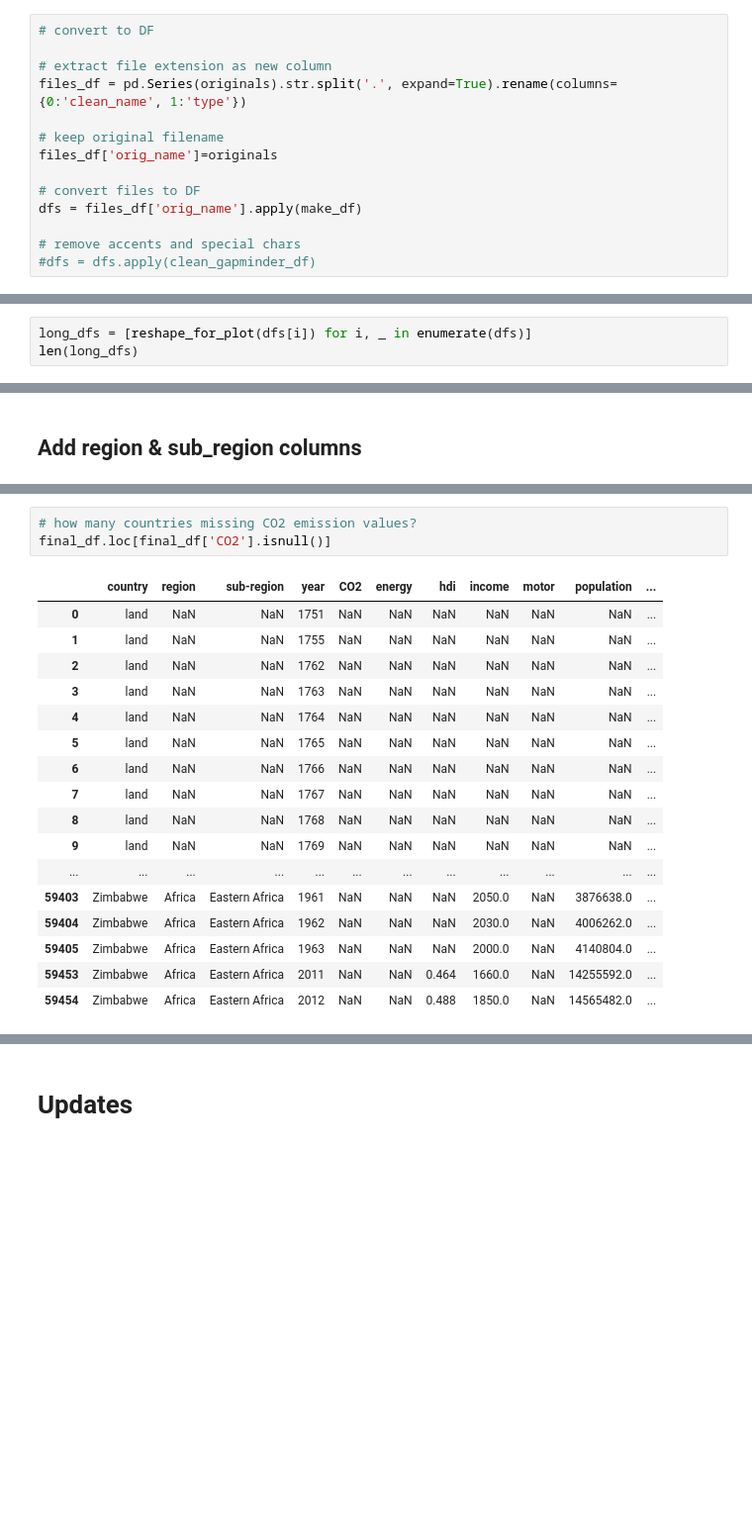
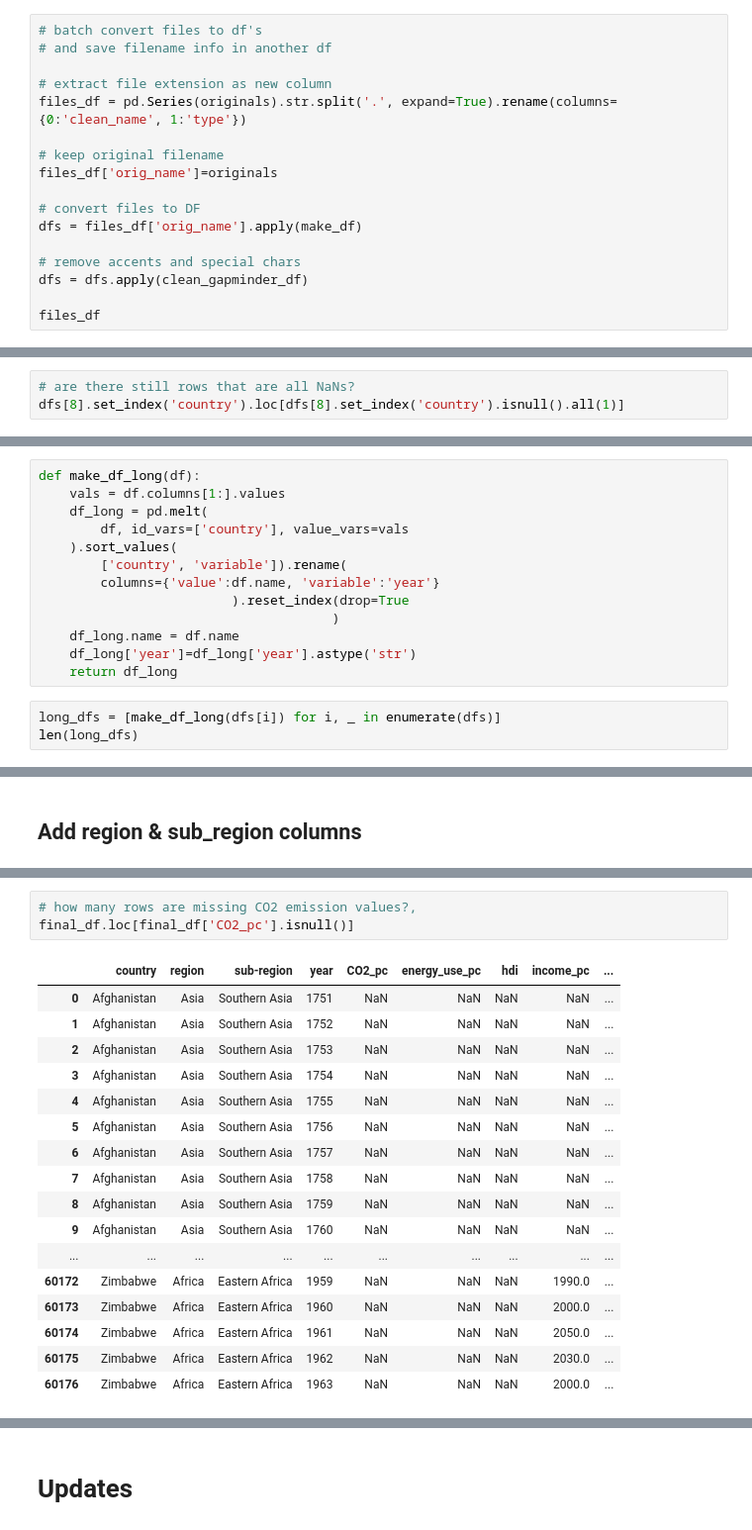
Before and after one commit to limegimlet/data_analysis_gapminder_co2, a Jupyter notebook: gapminder/make_df.ipynb, the cells around one changed output, grey strips where cells are left out. Shown at 99% size. Saved outputs shown, nothing was run; the diff lists cells and outputs as text; blank space fills up the shorter version.

```diff
--- a/gapminder/make_df.ipynb
+++ b/gapminder/make_df.ipynb
@@ -190,5 +180,6 @@ test.head()
 # %%
-# convert to DF
+# batch convert files to df's
+# and save filename info in another df
 
 # extract file extension as new column
 files_df = pd.Series(originals).str.split('.', expand=True).rename(columns={0:'clean_name', 1:'type'})
@@ -200,5 +191,7 @@ files_df['orig_name']=originals
 dfs = files_df['orig_name'].apply(make_df)
 
 # remove accents and special chars
-#dfs = dfs.apply(clean_gapminder_df)
+dfs = dfs.apply(clean_gapminder_df)
+
+files_df
 # %% [output]
@@ -400,3 +376,6 @@ dfs[8].tail()
 | 178 | Zambia | NaN | NaN | NaN | NaN | NaN | NaN | NaN | NaN | NaN | ... | ... |
 | 179 | Zimbabwe | NaN | NaN | NaN | NaN | NaN | NaN | NaN | NaN | NaN | ... | ... |
 5 rows × 257 columns
+# %%
+# are there still rows that are all NaNs?
+dfs[8].set_index('country').loc[dfs[8].set_index('country').isnull().all(1)]
@@ -405,5 +398,18 @@ dfs[8].tail()
+# %%
+def make_df_long(df):
+    vals = df.columns[1:].values
+    df_long = pd.melt(
+        df, id_vars=['country'], value_vars=vals
+    ).sort_values(
+        ['country', 'variable']).rename(
+        columns={'value':df.name, 'variable':'year'}
+                         ).reset_index(drop=True
+                                      )
+    df_long.name = df.name
+    df_long['year']=df_long['year'].astype('str')
+    return df_long
 # %%
-long_dfs = [reshape_for_plot(dfs[i]) for i, _ in enumerate(dfs)]
+long_dfs = [make_df_long(dfs[i]) for i, _ in enumerate(dfs)]
 len(long_dfs)
 # %% [output]
 9
@@ -517,22 +523,22 @@ dtypes: float64(9), int64(1), object(3)
 memory usage: 6.4+ MB
 # %%
-# how many countries missing CO2 emission values?
-final_df.loc[final_df['CO2'].isnull()]
+# how many rows are missing CO2 emission values?,
+final_df.loc[final_df['CO2_pc'].isnull()]
 # %% [output]
-|  | country | region | sub-region | year | CO2 | energy | hdi | income | motor | population | ... |
-| 0 | land | NaN | NaN | 1751 | NaN | NaN | NaN | NaN | NaN | NaN | ... |
-| 1 | land | NaN | NaN | 1755 | NaN | NaN | NaN | NaN | NaN | NaN | ... |
-| 2 | land | NaN | NaN | 1762 | NaN | NaN | NaN | NaN | NaN | NaN | ... |
-| 3 | land | NaN | NaN | 1763 | NaN | NaN | NaN | NaN | NaN | NaN | ... |
-| 4 | land | NaN | NaN | 1764 | NaN | NaN | NaN | NaN | NaN | NaN | ... |
-| 5 | land | NaN | NaN | 1765 | NaN | NaN | NaN | NaN | NaN | NaN | ... |
-| 6 | land | NaN | NaN | 1766 | NaN | NaN | NaN | NaN | NaN | NaN | ... |
-| 7 | land | NaN | NaN | 1767 | NaN | NaN | NaN | NaN | NaN | NaN | ... |
-| 8 | land | NaN | NaN | 1768 | NaN | NaN | NaN | NaN | NaN | NaN | ... |
-| 9 | land | NaN | NaN | 1769 | NaN | NaN | NaN | NaN | NaN | NaN | ... |
-| ... | ... | ... | ... | ... | ... | ... | ... | ... | ... | ... | ... |
-| 59403 | Zimbabwe | Africa | Eastern Africa | 1961 | NaN | NaN | NaN | 2050.0 | NaN | 3876638.0 | ... |
-| 59404 | Zimbabwe | Africa | Eastern Africa | 1962 | NaN | NaN | NaN | 2030.0 | NaN | 4006262.0 | ... |
-| 59405 | Zimbabwe | Africa | Eastern Africa | 1963 | NaN | NaN | NaN | 2000.0 | NaN | 4140804.0 | ... |
-| 59453 | Zimbabwe | Africa | Eastern Africa | 2011 | NaN | NaN | 0.464 | 1660.0 | NaN | 14255592.0 | ... |
-| 59454 | Zimbabwe | Africa | Eastern Africa | 2012 | NaN | NaN | 0.488 | 1850.0 | NaN | 14565482.0 | ... |
+|  | country | region | sub-region | year | CO2_pc | energy_use_pc | hdi | income_pc | ... |
+| 0 | Afghanistan | Asia | Southern Asia | 1751 | NaN | NaN | NaN | NaN | ... |
+| 1 | Afghanistan | Asia | Southern Asia | 1752 | NaN | NaN | NaN | NaN | ... |
+| 2 | Afghanistan | Asia | Southern Asia | 1753 | NaN | NaN | NaN | NaN | ... |
+| 3 | Afghanistan | Asia | Southern Asia | 1754 | NaN | NaN | NaN | NaN | ... |
+| 4 | Afghanistan | Asia | Southern Asia | 1755 | NaN | NaN | NaN | NaN | ... |
+| 5 | Afghanistan | Asia | Southern Asia | 1756 | NaN | NaN | NaN | NaN | ... |
+| 6 | Afghanistan | Asia | Southern Asia | 1757 | NaN | NaN | NaN | NaN | ... |
+| 7 | Afghanistan | Asia | Southern Asia | 1758 | NaN | NaN | NaN | NaN | ... |
+| 8 | Afghanistan | Asia | Southern Asia | 1759 | NaN | NaN | NaN | NaN | ... |
+| 9 | Afghanistan | Asia | Southern Asia | 1760 | NaN | NaN | NaN | NaN | ... |
+| ... | ... | ... | ... | ... | ... | ... | ... | ... | ... |
+| 60172 | Zimbabwe | Africa | Eastern Africa | 1959 | NaN | NaN | NaN | 1990.0 | ... |
+| 60173 | Zimbabwe | Africa | Eastern Africa | 1960 | NaN | NaN | NaN | 2000.0 | ... |
+| 60174 | Zimbabwe | Africa | Eastern Africa | 1961 | NaN | NaN | NaN | 2050.0 | ... |
+| 60175 | Zimbabwe | Africa | Eastern Africa | 1962 | NaN | NaN | NaN | 2030.0 | ... |
+| 60176 | Zimbabwe | Africa | Eastern Africa | 1963 | NaN | NaN | NaN | 2000.0 | ... |
```
Also changed, not shown: parts of 55 cells of this notebook.
